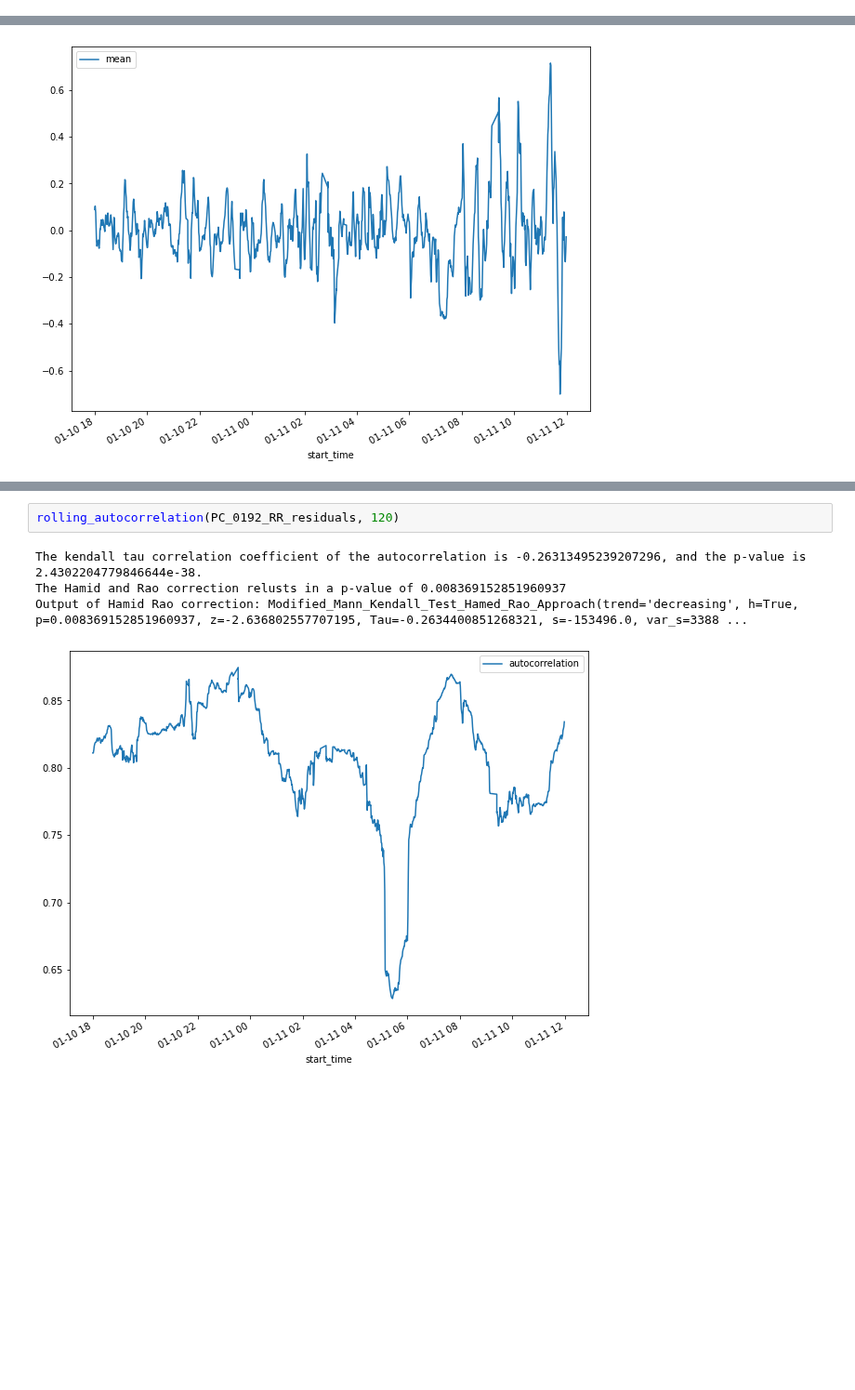
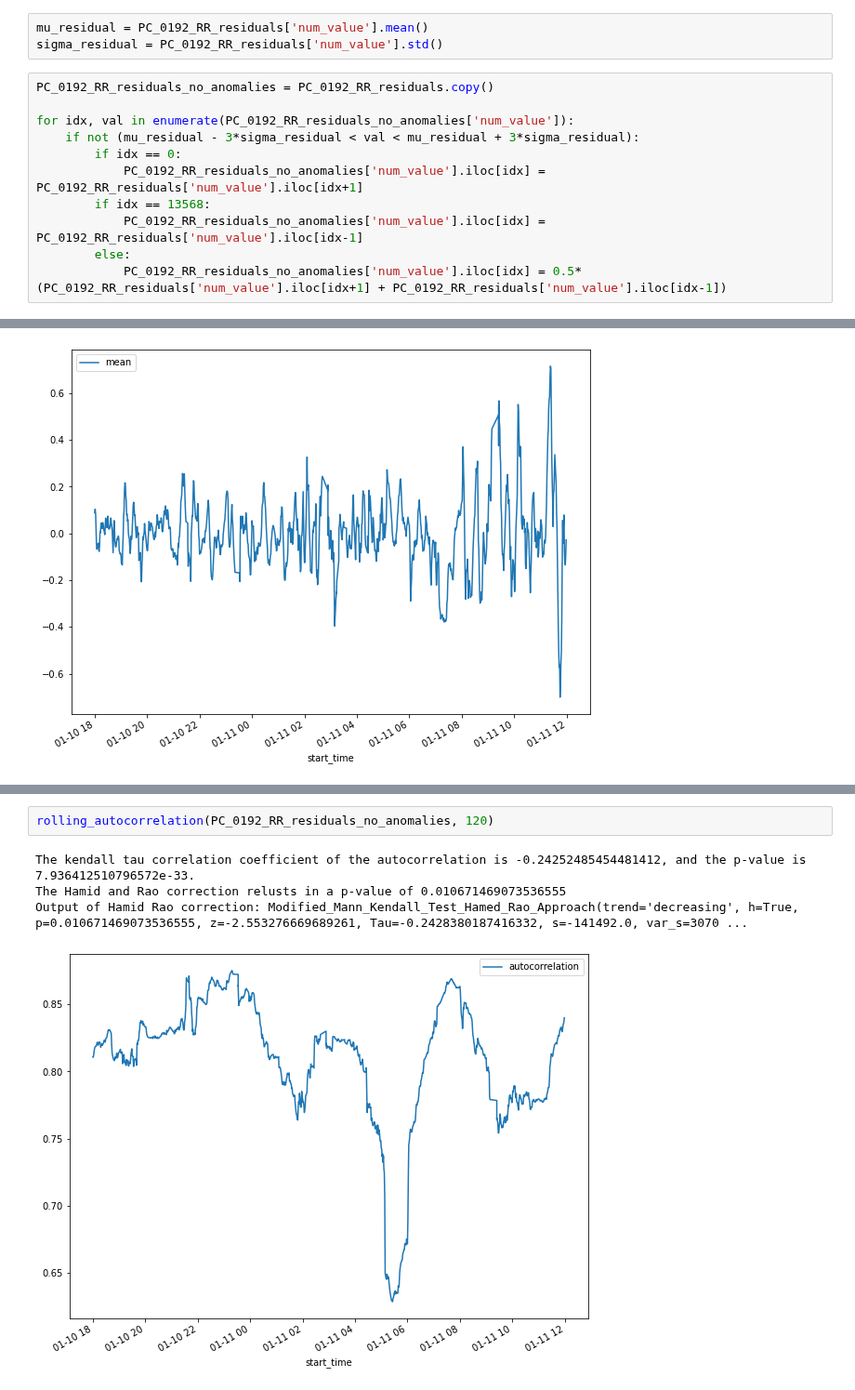
Before and after one commit to l-khali/old_In2Research, a Jupyter notebook: PC-0192_RR_analysis.ipynb, the cells around one changed output, grey strips where cells are left out. Shown at 93% size. Drawn from its saved outputs; the diff is of its cells as text; blank space fills up the shorter version.

Commit message:
graphs

```diff
--- a/PC-0192_RR_analysis.ipynb
+++ b/PC-0192_RR_analysis.ipynb
@@ -159,0 +162,14 @@ PC_0192_RR_residuals
+# %%
+mu_residual = PC_0192_RR_residuals['num_value'].mean()
+sigma_residual = PC_0192_RR_residuals['num_value'].std()
+# %%
+PC_0192_RR_residuals_no_anomalies = PC_0192_RR_residuals.copy()
+
+for idx, val in enumerate(PC_0192_RR_residuals_no_anomalies['num_value']):
+    if not (mu_residual - 3*sigma_residual < val < mu_residual + 3*sigma_residual):
+        if idx == 0:
+            PC_0192_RR_residuals_no_anomalies['num_value'].iloc[idx] = PC_0192_RR_residuals['num_value'].iloc[idx+1]
+        if idx == 13568:
+            PC_0192_RR_residuals_no_anomalies['num_value'].iloc[idx] = PC_0192_RR_residuals['num_value'].iloc[idx-1]
+        else:
+            PC_0192_RR_residuals_no_anomalies['num_value'].iloc[idx] = 0.5*(PC_0192_RR_residuals['num_value'].iloc[idx+1] + PC_0192_RR_residuals['num_value'].iloc[idx-1])
@@ -293,7 +314,7 @@ Output of Hamid Rao correction: Modified_Mann_Kendall_Test_Hamed_Rao_Approach(tr
 # %%
-rolling_autocorrelation(PC_0192_RR_residuals, 120)
+rolling_autocorrelation(PC_0192_RR_residuals_no_anomalies, 120)
 # %% [output]
-The kendall tau correlation coefficient of the autocorrelation is -0.26313495239207296, and the p-value is 2.4302204779846644e-38.
-The Hamid and Rao correction relusts in a p-value of 0.008369152851960937
-Output of Hamid Rao correction: Modified_Mann_Kendall_Test_Hamed_Rao_Approach(trend='decreasing', h=True, p=0.008369152851960937, z=-2.636802557707195, Tau=-0.2634400851268321, s=-153496.0, var_s=3388 ...
+The kendall tau correlation coefficient of the autocorrelation is -0.24252485454481412, and the p-value is 7.936412510796572e-33.
+The Hamid and Rao correction relusts in a p-value of 0.010671469073536555
+Output of Hamid Rao correction: Modified_Mann_Kendall_Test_Hamed_Rao_Approach(trend='decreasing', h=True, p=0.010671469073536555, z=-2.553276669689261, Tau=-0.2428380187416332, s=-141492.0, var_s=3070 ...
-[figure, old version]
+[figure, new version]
```
Also changed, not shown: parts of 3 cells of this notebook.
